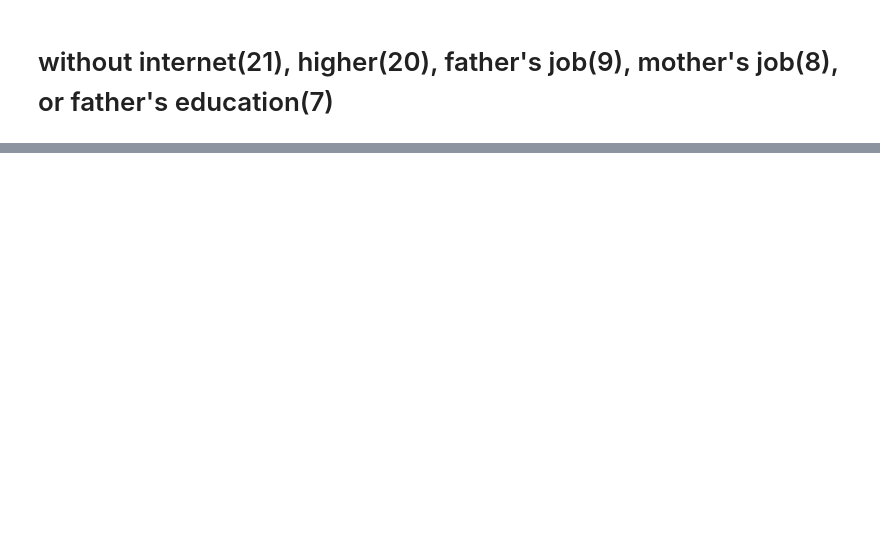
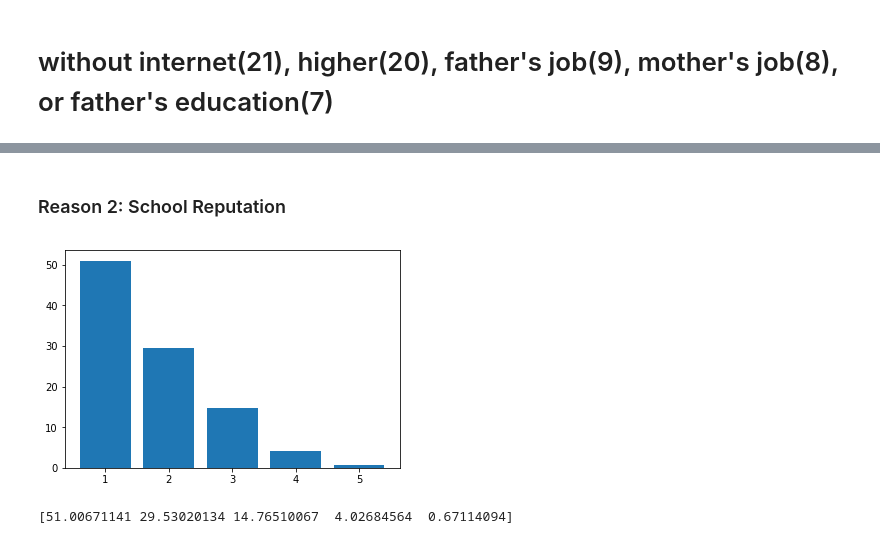
Before and after one commit to CSCI4850/S19-team3-project, a Jupyter notebook: LSTM1.ipynb, the cells around one changed output, grey strips where cells are left out. Cells and saved outputs as stored; diff of their text form; code cells hidden in the pictures; blank space fills up the shorter version.

```diff
--- a/LSTM1.ipynb
+++ b/LSTM1.ipynb
@@ -2393,0 +2295,7 @@ plt.show()
+# %% [markdown]
+### Reason 2: School Reputation
+# %%
+analyze(reason2)
+# %% [output]
+[figure, added]
+[51.00671141 29.53020134 14.76510067  4.02684564  0.67114094]
```
Also changed, not shown: parts of 132 cells of this notebook.
